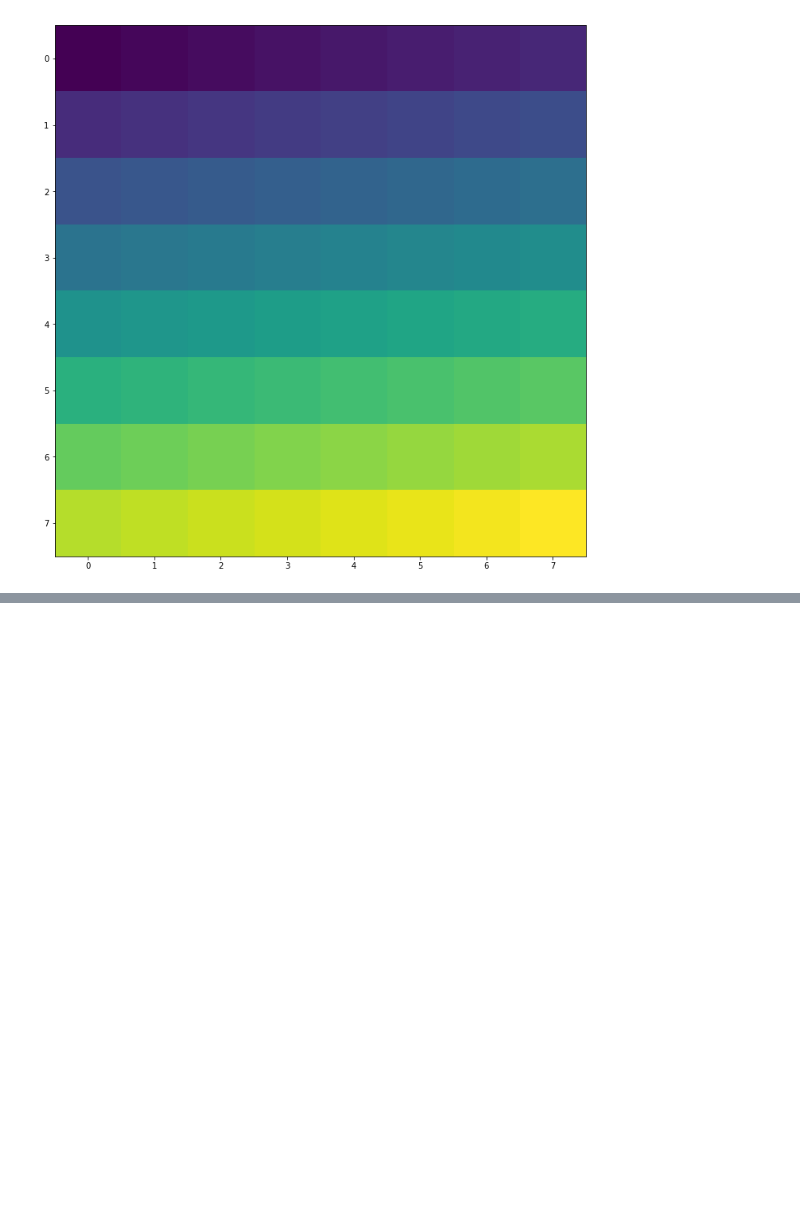
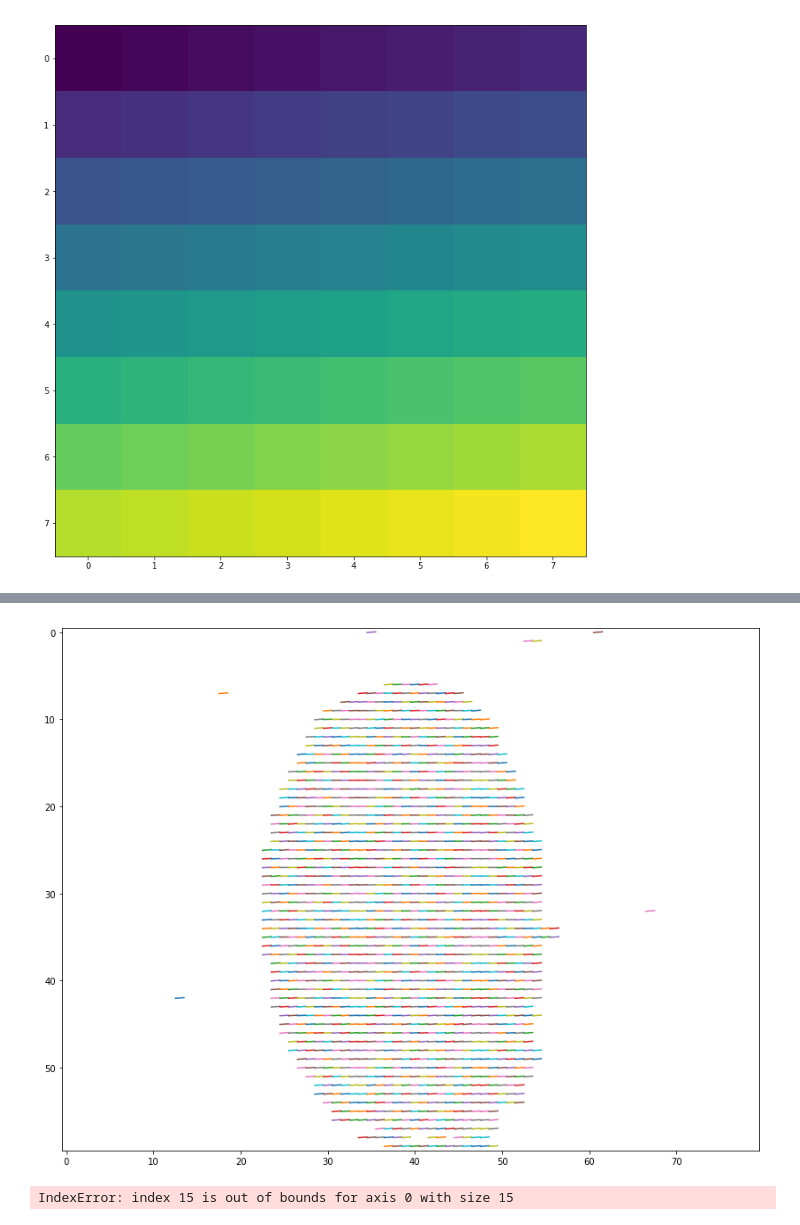
Before and after one commit to gabrieldelaparra/CC5508-2017-1-Tarea5, a Jupyter notebook: Tarea5.ipynb, the cells around one changed output, grey strips where cells are left out. Saved outputs shown, nothing was run; the diff lists cells and outputs as text; code cells hidden in the pictures; blank space fills up the shorter version.

```diff
--- a/Tarea5.ipynb
+++ b/Tarea5.ipynb
@@ -271,0 +326,70 @@ createCellDemo(32,4, "orientations")
+# %%
+def imageOrientation(image, cellSize):
+    rows, cols = image.shape
+    cellRows = math.floor(rows/cellSize)
+    cellCols = math.floor(cols/cellSize)
+    cellCount = cellRows*cellCols
+    cellPixels = np.zeros((cellRows, cellCols))
+
+    for j in range(cols):
+        for i in range(rows):
+            cellX = math.floor(i/cellSize)
+            cellY = math.floor(j/cellSize)
+            cellIndex = image[i,j]
+            if(cellIndex<255):
+                cellPixels[cellX, cellY] = math.pi*cellIndex/cellCount/2
+
+    fig, ax = plt.subplots()
+    for j in range(cellCols):
+        for i in range(cellRows):
+            if(cellPixels[i,j]>0):
+                ax.plot([j-math.cos(cellPixels[i,j])/2,j+math.cos(cellPixels[i,j])/2],[i+math.sin(cellPixels[i,j])/2,i-math.sin(cellPixels[i,j])/2])
+            cellPixels[i,j] = 0;
+
+    ax.imshow(cellPixels, cmap="binary")
+
+image = io.imread("./DB1_B/101_2.tif")
+imageOrientation(image, 8)
+# %% [output]
+[figure, added]
+# %%
+def imageOrientation(image, cellSize):
+    rows, cols = image.shape
+    outputX = math.floor(rows/cellSize)
+    outputY = math.floor(cols/cellSize)
+
+    #cellCount = math.floor(max(rows, cols) / cellSize)
+
+    sobelH = filters.sobel_h(image)
+    sobelV = filters.sobel_v(image)
+
+    cellPixels = np.zeros((outputX, outputY))
+    m_sines = np.zeros((outputX, outputY))
+    m_cosines = np.zeros((outputX, outputY))
+
+    for j in range(cols):
+        for i in range(rows):
+            cellX = math.floor(i/cellSize)
+            cellY = math.floor(j/cellSize)
+            gx = sobelH[i,j]
+            gy = sobelV[i,j]
+            alfa = math.atan2(gy, gx)
+            mag = math.sqrt(gx*gx+gy*gy)
+            m_sines = m_sines + 2 * math.cos(alfa) * math.sin(alfa) * mag
+            m_cosines = m_cosines + (math.cos(alfa) * math.cos(alfa) - math.sin(alfa) * math.sin(alfa)) * mag
+            cellIndex = math.atan2(m_sines[cellY, cellX], m_cosines[cellY, cellX])
+            cellPixels[cellY, cellX] = cellIndex
+
+    fig, ax = plt.subplots()
+    for j in range(cols):
+        for i in range(rows):
+            if(cellPixels[i,j]>0):
+                ax.plot([j-math.cos(cellPixels[i,j])/2,j+math.cos(cellPixels[i,j])/2],[i-math.sin(cellPixels[i,j])/2,i+math.sin(cellPixels[i,j])/2], color="black")
+            cellPixels[i,j] = 0;
+
+    ax.imshow(cellPixels, cmap="binary")
+
+image = io.imread("./DB1_B/101_2.tif")
+imageOrientation(image, 32)
+# %% [output]
+IndexError: index 15 is out of bounds for axis 0 with size 15
```
Also changed, not shown: parts of 4 cells of this notebook.
